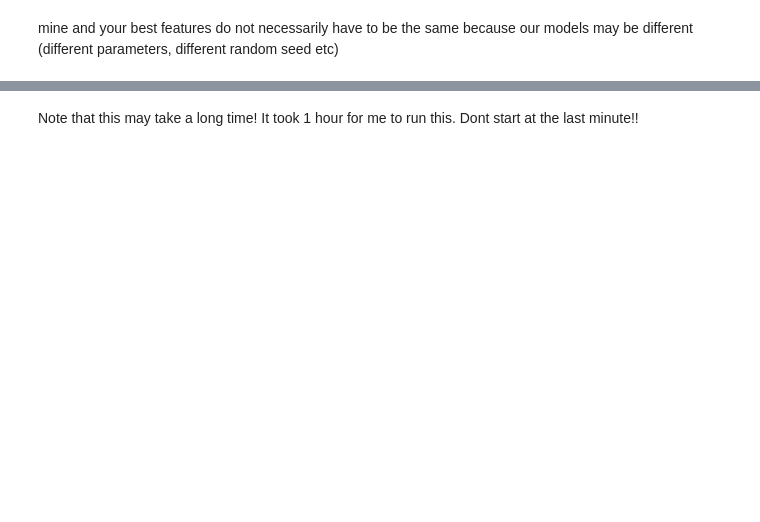
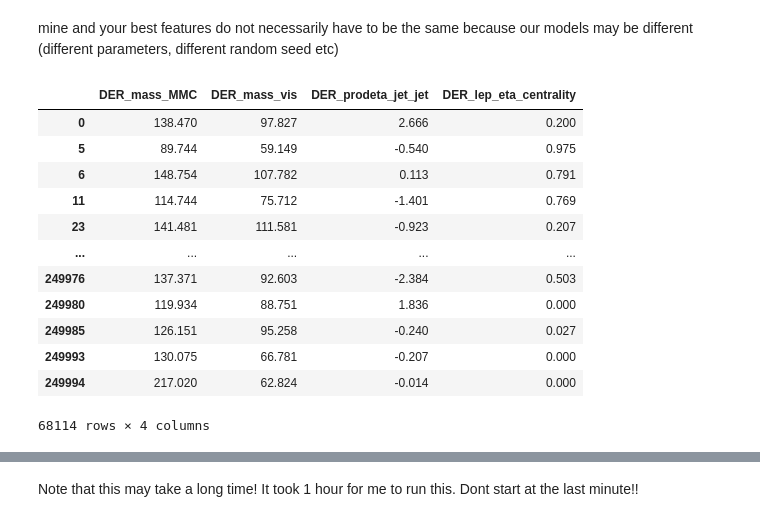
Before and after one commit to nkorzounUD/DSPS_NKorzoun, a Jupyter notebook: HW8/higgsbosonSearch.ipynb, the cells around one changed output, grey strips where cells are left out. Saved outputs shown, nothing was run; the diff lists cells and outputs as text; code cells hidden in the pictures; blank space fills up the shorter version.

```diff
--- a/HW8/higgsbosonSearch.ipynb
+++ b/HW8/higgsbosonSearch.ipynb
@@ -338,0 +513,20 @@ higgsdata.iloc[:, best_features_index]
+# %%
+# Make an array of the features
+higgsdataBestFourFeatures = higgsdata.iloc[:, features]
+# %%
+# Inspect the features
+higgsdataBestFourFeatures
+# %% [output]
+|  | DER_mass_MMC | DER_mass_vis | DER_prodeta_jet_jet | DER_lep_eta_centrality |
+| 0 | 138.470 | 97.827 | 2.666 | 0.200 |
+| 5 | 89.744 | 59.149 | -0.540 | 0.975 |
+| 6 | 148.754 | 107.782 | 0.113 | 0.791 |
+| 11 | 114.744 | 75.712 | -1.401 | 0.769 |
+| 23 | 141.481 | 111.581 | -0.923 | 0.207 |
+| ... | ... | ... | ... | ... |
+| 249976 | 137.371 | 92.603 | -2.384 | 0.503 |
+| 249980 | 119.934 | 88.751 | 1.836 | 0.000 |
+| 249985 | 126.151 | 95.258 | -0.240 | 0.027 |
+| 249993 | 130.075 | 66.781 | -0.207 | 0.000 |
+| 249994 | 217.020 | 62.824 | -0.014 | 0.000 |
+68114 rows × 4 columns
```
Also changed, not shown: parts of 74 cells of this notebook.
